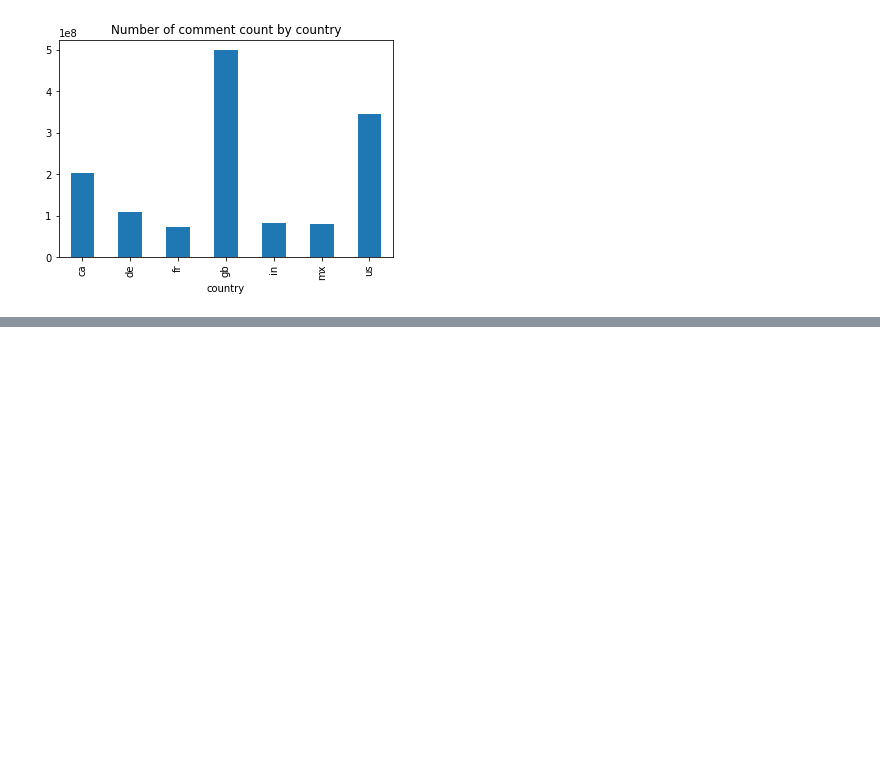
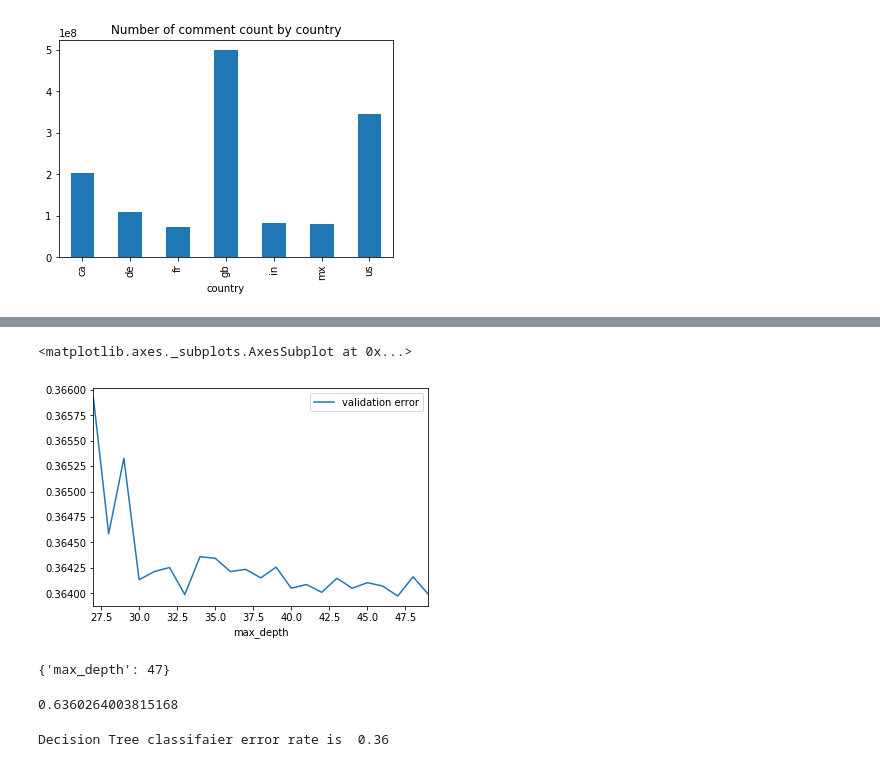
Before and after one commit to srivasis/MA384, a Jupyter notebook: AllDataStatistics.ipynb, the cells around one changed output, grey strips where cells are left out. Cells and saved outputs as stored; diff of their text form; code cells hidden in the pictures; blank space fills up the shorter version.

```diff
--- a/AllDataStatistics.ipynb
+++ b/AllDataStatistics.ipynb
@@ -75,0 +155,8 @@ Text(0.5, 1.0, 'Number of comment count by country')
+# %%
+Tree = tree.DecisionTreeClassifier()
+# %%
+parameters = {'max_depth':range(27,50)} # define a dictionary
+# %%
+TreeCV = GridSearchCV(Tree,param_grid=parameters,return_train_score=True) # cross validation
+# %%
+TreeCV.fit(attributes,target)
@@ -75,0 +174,21 @@ Text(0.5, 1.0, 'Number of comment count by country')
+# %%
+error = pd.DataFrame()
+error['max_depth'] = parameters['max_depth']
+error['validation error'] = 1 - TreeCV.cv_results_['mean_test_score']
+error.plot.line(x='max_depth',y='validation error')
+# %% [output]
+<matplotlib.axes._subplots.AxesSubplot at 0x...>
+[figure, added]
+# %%
+TreeCV.best_params_
+# %% [output]
+{'max_depth': 47}
+# %%
+TreeCV.best_score_
+# %% [output]
+0.6360264003815168
+# %%
+error_rate = 1 - TreeCV.best_score_
+print('Decision Tree classifaier error rate is ', error_rate.round(2))
+# %% [output]
+Decision Tree classifaier error rate is  0.36
```
Also changed, not shown: parts of 18 cells of this notebook, 1 other file.
